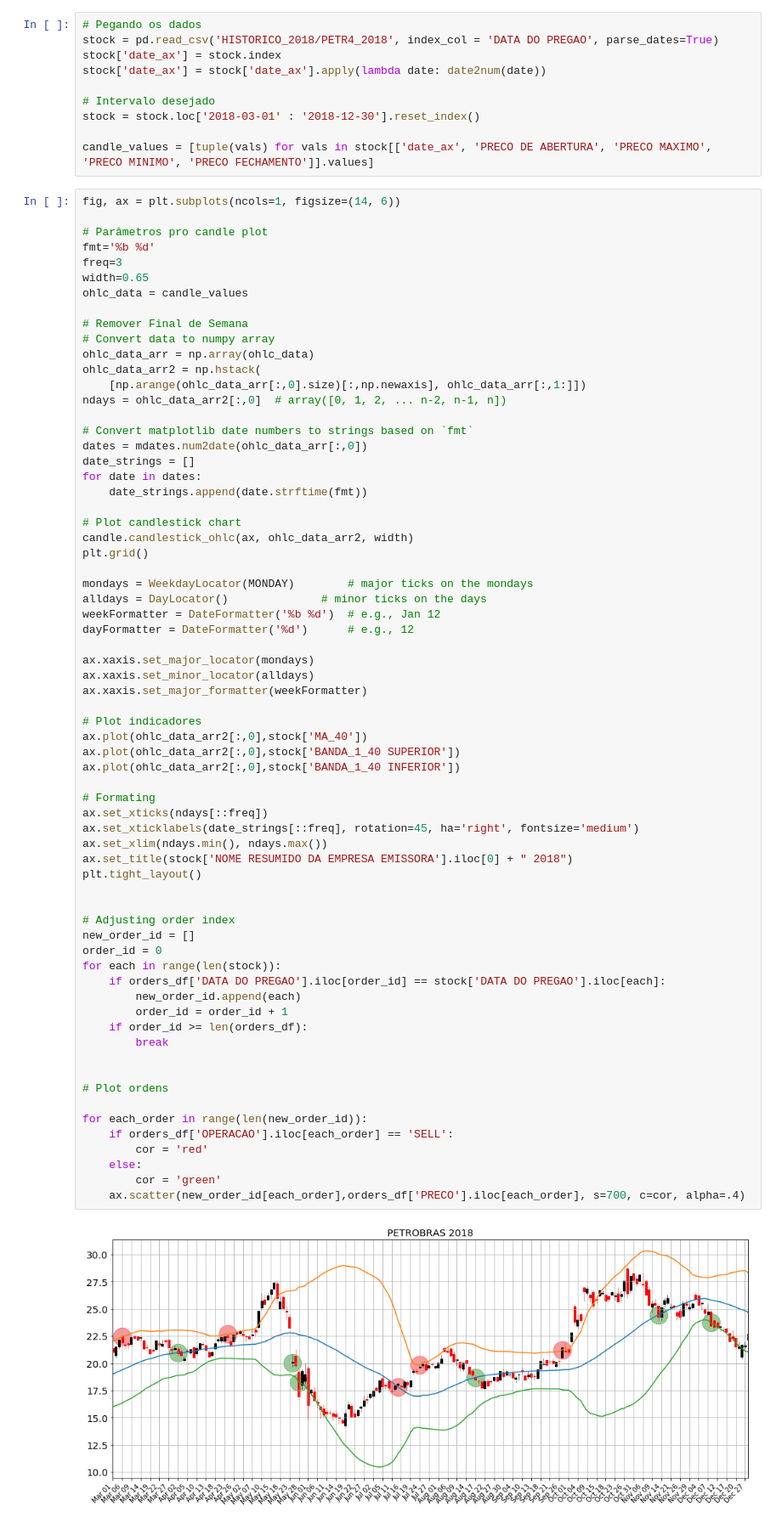
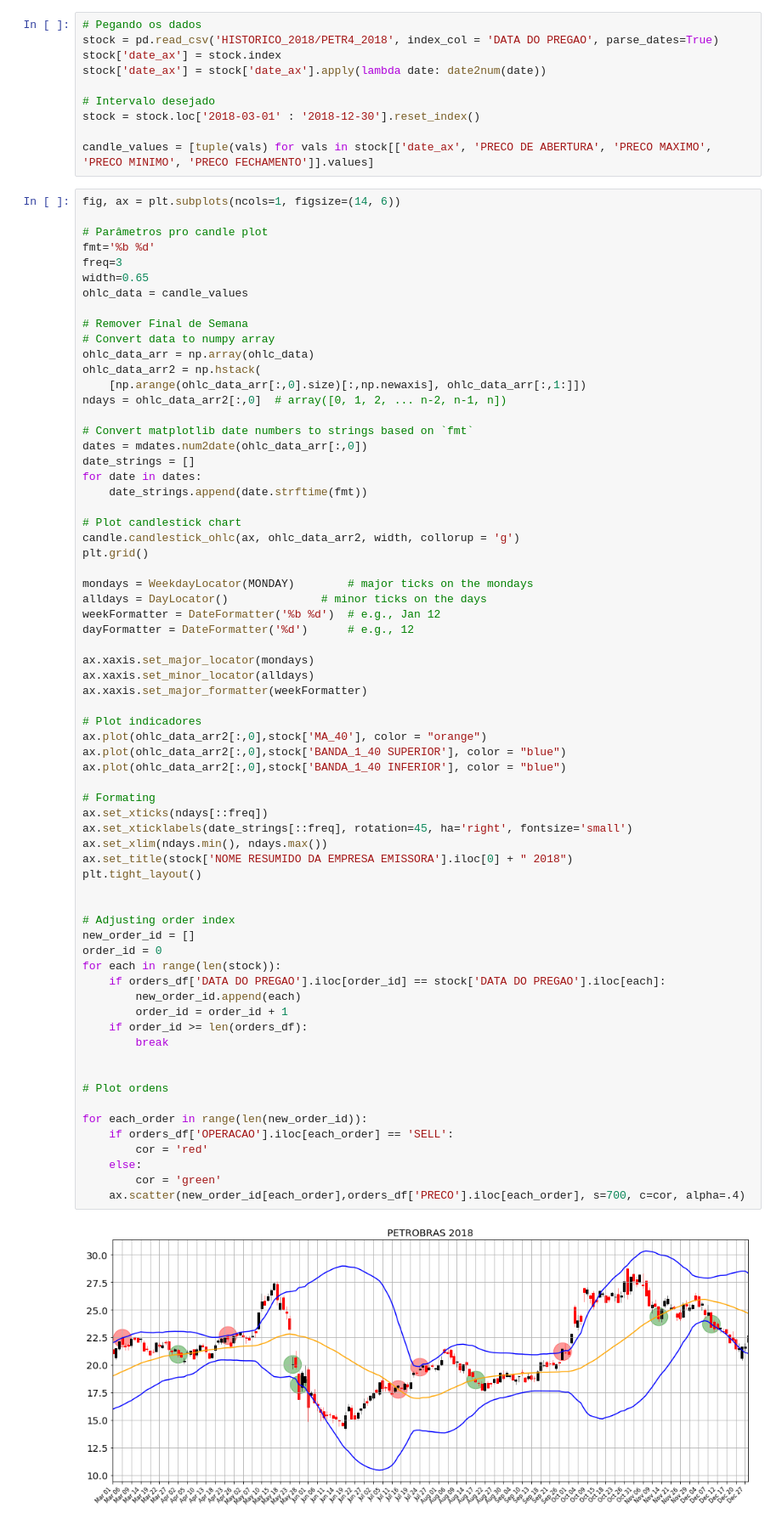
Before and after one commit to RodrigoCalderano/DOM-BOT, a Jupyter notebook: Jupyter/PandasHandler.ipynb, the cells around one changed output. Shown: that part at 85% size. Cells and saved outputs as stored; diff of their text form.

```diff
--- a/Jupyter/PandasHandler.ipynb
+++ b/Jupyter/PandasHandler.ipynb
@@ -387,7 +387,7 @@ for date in dates:
     date_strings.append(date.strftime(fmt))
 
 # Plot candlestick chart
-candle.candlestick_ohlc(ax, ohlc_data_arr2, width)
+candle.candlestick_ohlc(ax, ohlc_data_arr2, width, collorup = 'g')
 plt.grid()
 
 mondays = WeekdayLocator(MONDAY)        # major ticks on the mondays
@@ -400,36 +400,36 @@ ax.xaxis.set_minor_locator(alldays)
 ax.xaxis.set_major_formatter(weekFormatter)
 
 # Plot indicadores
-ax.plot(ohlc_data_arr2[:,0],stock['MA_40'])
-ax.plot(ohlc_data_arr2[:,0],stock['BANDA_1_40 SUPERIOR'])
-ax.plot(ohlc_data_arr2[:,0],stock['BANDA_1_40 INFERIOR'])
+ax.plot(ohlc_data_arr2[:,0],stock['MA_40'], color = "orange")
+ax.plot(ohlc_data_arr2[:,0],stock['BANDA_1_40 SUPERIOR'], color = "blue")
+ax.plot(ohlc_data_arr2[:,0],stock['BANDA_1_40 INFERIOR'], color = "blue")
 
 # Formating
 ax.set_xticks(ndays[::freq])
-ax.set_xticklabels(date_strings[::freq], rotation=45, ha='right', fontsize='medium')
+ax.set_xticklabels(date_strings[::freq], rotation=45, ha='right', fontsize='small')
 ax.set_xlim(ndays.min(), ndays.max())
 ax.set_title(stock['NOME RESUMIDO DA EMPRESA EMISSORA'].iloc[0] + " 2018")
 plt.tight_layout()
 
 
 # Adjusting order index
 new_order_id = []
 order_id = 0
 for each in range(len(stock)):
     if orders_df['DATA DO PREGAO'].iloc[order_id] == stock['DATA DO PREGAO'].iloc[each]:
         new_order_id.append(each)
         order_id = order_id + 1
     if order_id >= len(orders_df):
         break
 
 
 # Plot ordens
 
 for each_order in range(len(new_order_id)):
     if orders_df['OPERACAO'].iloc[each_order] == 'SELL':
         cor = 'red'
     else:
         cor = 'green'
     ax.scatter(new_order_id[each_order],orders_df['PRECO'].iloc[each_order], s=700, c=cor, alpha=.4)
 # %% [output]
-[figure, old version]
+[figure, new version]
```
